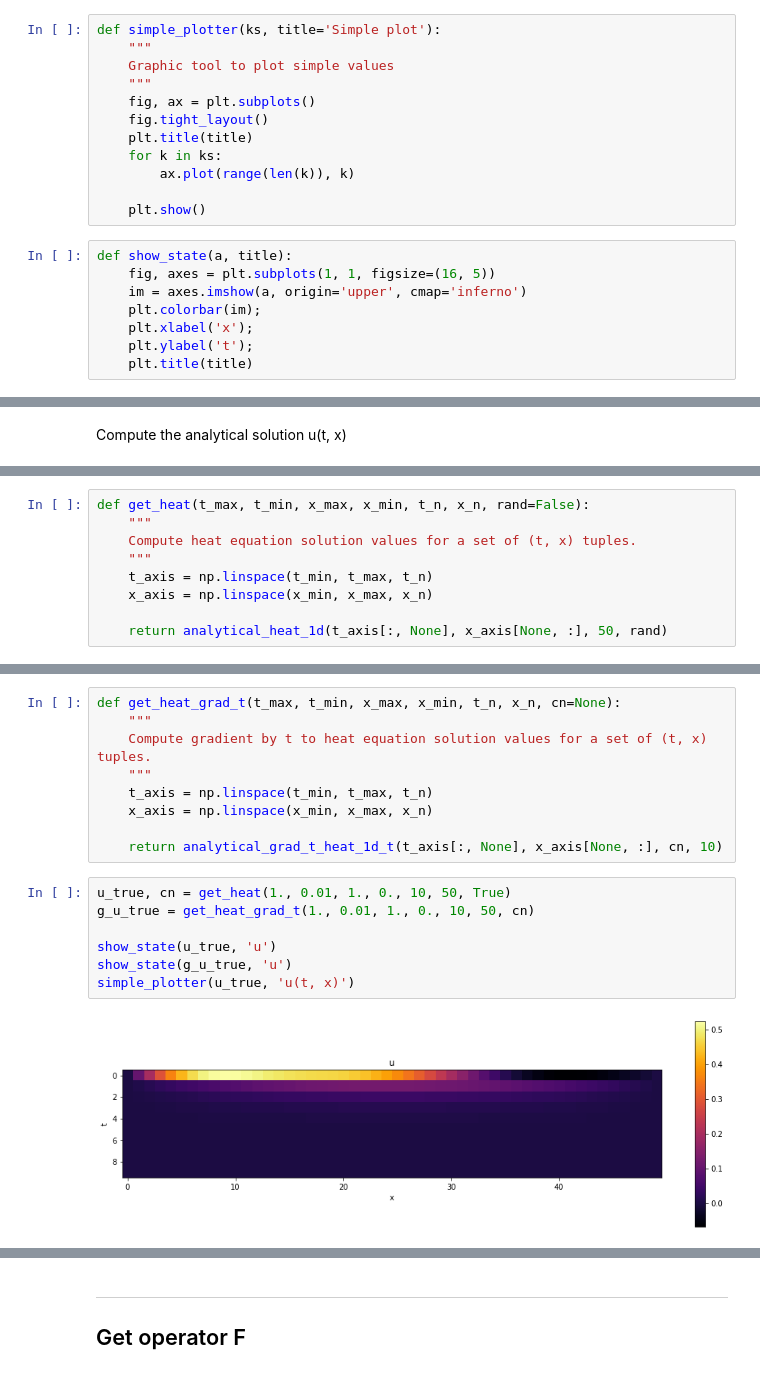
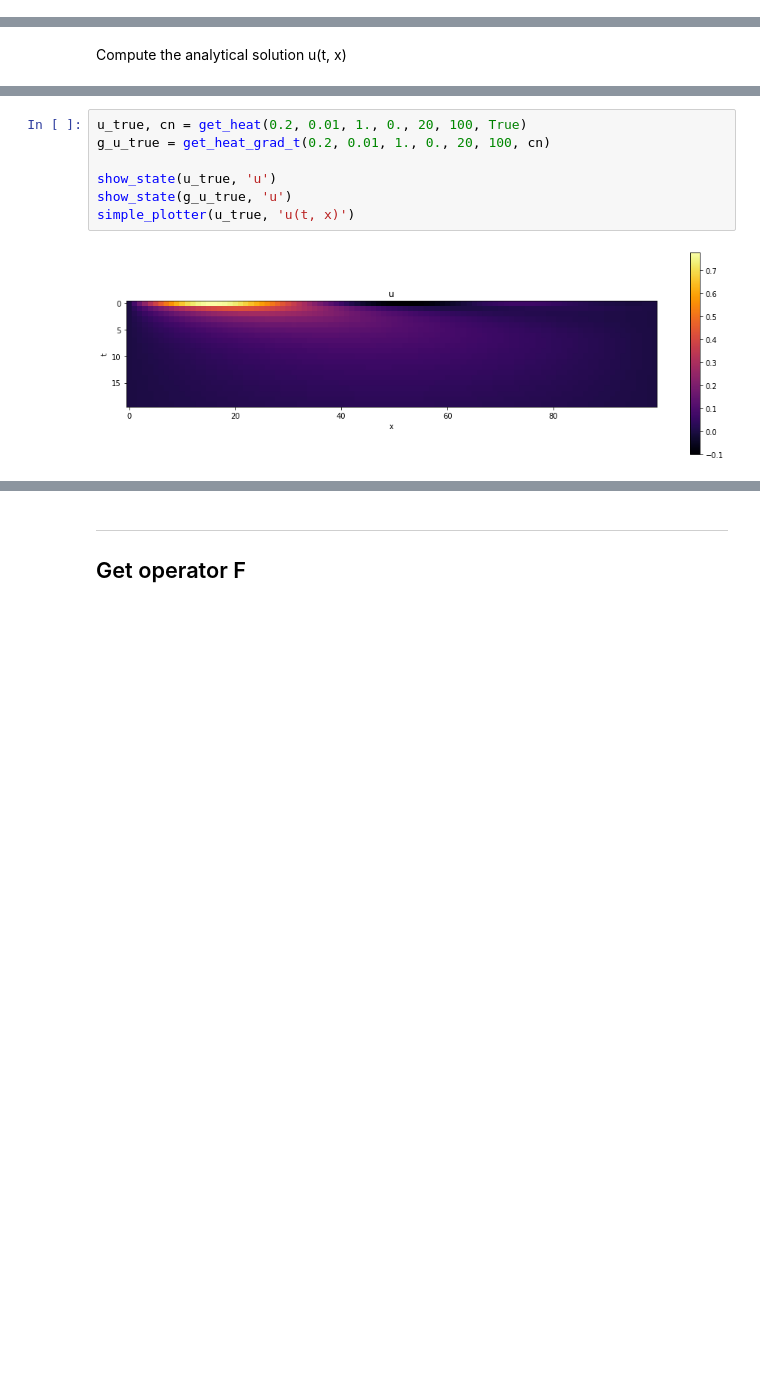
Before and after one commit to vdesgrange/closure-model, a Jupyter notebook: experiments/heat_equation_analytical_experiments.ipynb, the cells around one changed output, grey strips where cells are left out. Cells and saved outputs as stored; diff of their text form; blank space fills up the shorter version.

```diff
--- a/experiments/heat_equation_analytical_experiments.ipynb
+++ b/experiments/heat_equation_analytical_experiments.ipynb
@@ -15,23 +15,3 @@ Graphic tools
-# %%
-def simple_plotter(ks, title='Simple plot'):
-    """
-    Graphic tool to plot simple values
-    """
-    fig, ax = plt.subplots()
-    fig.tight_layout()
-    plt.title(title)
-    for k in ks:
-        ax.plot(range(len(k)), k)
-
-    plt.show()
-# %%
-def show_state(a, title):
-    fig, axes = plt.subplots(1, 1, figsize=(16, 5))
-    im = axes.imshow(a, origin='upper', cmap='inferno')
-    plt.colorbar(im);
-    plt.xlabel('x');
-    plt.ylabel('t');
-    plt.title(title)
 # %% [markdown]
 ## Analytical solution
 # %% [markdown]
@@ -53,9 +18,0 @@ def analytical_heat_1d(t, x, n_max: int=1, rand=False):
-# %%
-def get_heat(t_max, t_min, x_max, x_min, t_n, x_n, rand=False):
-    """
-    Compute heat equation solution values for a set of (t, x) tuples.
-    """
-    t_axis = np.linspace(t_min, t_max, t_n)
-    x_axis = np.linspace(x_min, x_max, x_n)
-
-    return analytical_heat_1d(t_axis[:, None], x_axis[None, :], 50, rand)
@@ -75,18 +19,9 @@ def analytical_grad_t_heat_1d_t(t, x, cn=None, n_max=1):
-# %%
-def get_heat_grad_t(t_max, t_min, x_max, x_min, t_n, x_n, cn=None):
-    """
-    Compute gradient by t to heat equation solution values for a set of (t, x) tuples.
-    """
-    t_axis = np.linspace(t_min, t_max, t_n)
-    x_axis = np.linspace(x_min, x_max, x_n)
-
-    return analytical_grad_t_heat_1d_t(t_axis[:, None], x_axis[None, :], cn, 10)
 # %%
-u_true, cn = get_heat(1., 0.01, 1., 0., 10, 50, True)
-g_u_true = get_heat_grad_t(1., 0.01, 1., 0., 10, 50, cn)
+u_true, cn = get_heat(0.2, 0.01, 1., 0., 20, 100, True)
+g_u_true = get_heat_grad_t(0.2, 0.01, 1., 0., 20, 100, cn)
 
 show_state(u_true, 'u')
 show_state(g_u_true, 'u')
 simple_plotter(u_true, 'u(t, x)')
 # %% [output]
-[figure, old version]
+[figure, new version]
```
Also changed, not shown: parts of 22 cells of this notebook, 5 other files.
